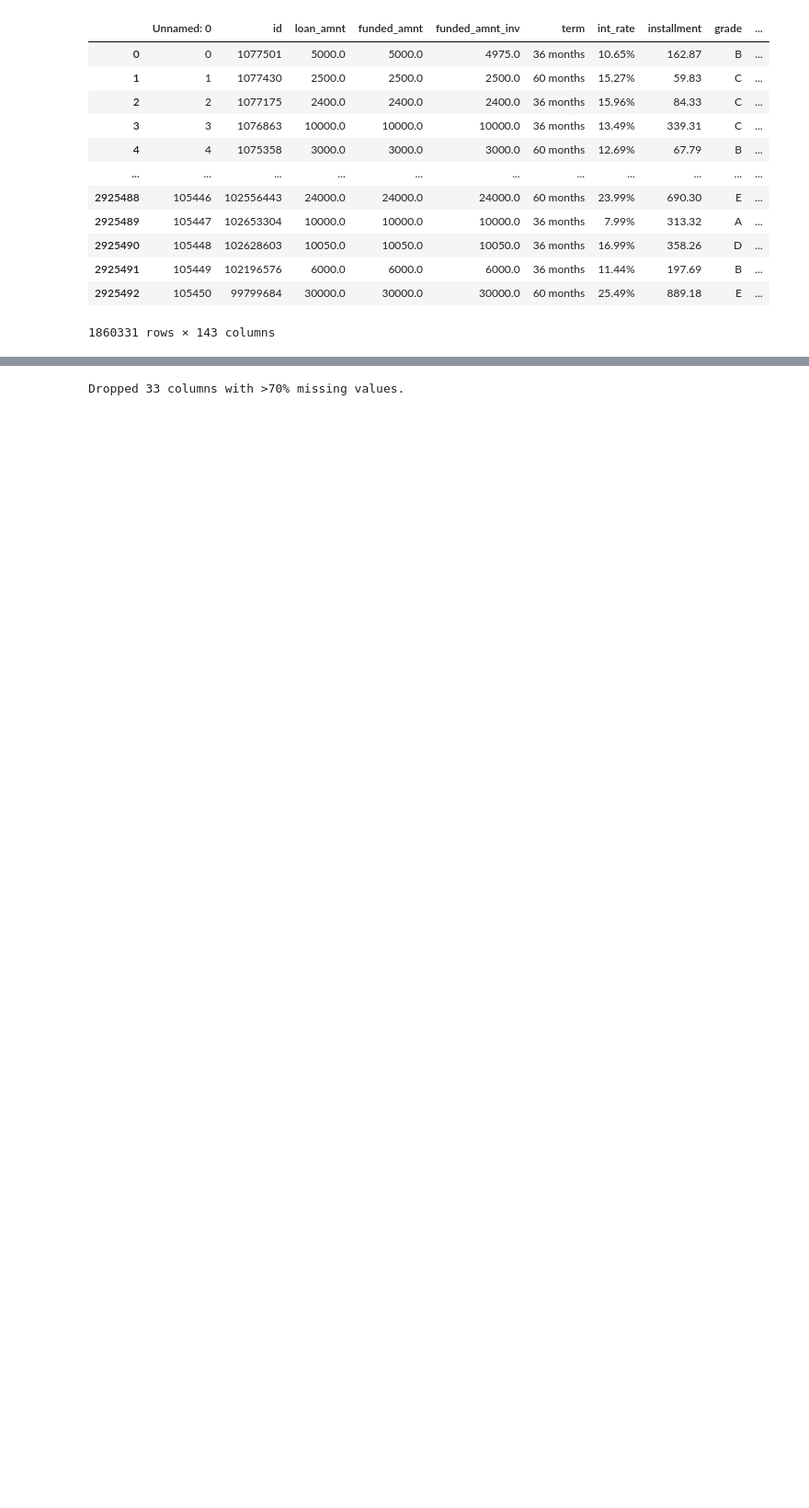
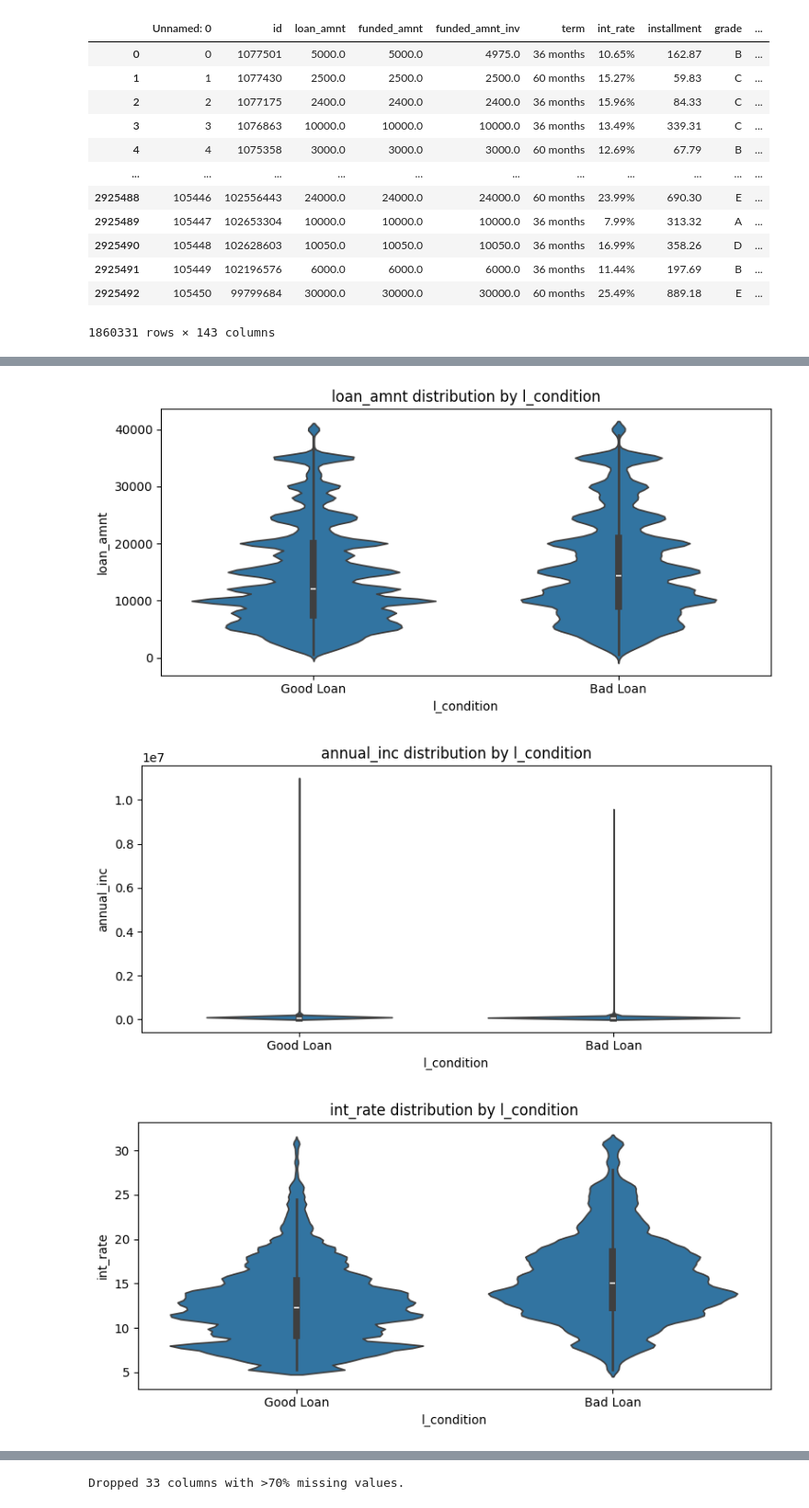
Before and after one commit to siddhantgopi/credit-risk-optimization, a Jupyter notebook: notebooks/01_EDA.ipynb, the cells around one changed output, grey strips where cells are left out. Shown at 92% size. Cells and saved outputs as stored; diff of their text form; code cells hidden in the pictures; blank space fills up the shorter version.

```diff
--- a/notebooks/01_EDA.ipynb
+++ b/notebooks/01_EDA.ipynb
@@ -56,0 +170,15 @@ plt.show()
+# %%
+def plot_numerical_vs_target(dataframe, num_var, target='l_condition'):
+    plt.figure(figsize=(8, 4))
+    sns.violinplot(x=target, y=num_var, data=dataframe)
+    plt.title(f'{num_var} distribution by {target}')
+    plt.tight_layout()
+    plt.show()
+# %%
+for num in ['loan_amnt', 'annual_inc', 'int_rate', 'dti', 'revol_util']:
+    if num in EDA_df.columns:
+        plot_numerical_vs_target(EDA_df, num)
+# %% [output]
+[figure, added]
+[figure, added]
+[figure, added]
```
Also changed, not shown: parts of 16 cells of this notebook, 4 other files.
